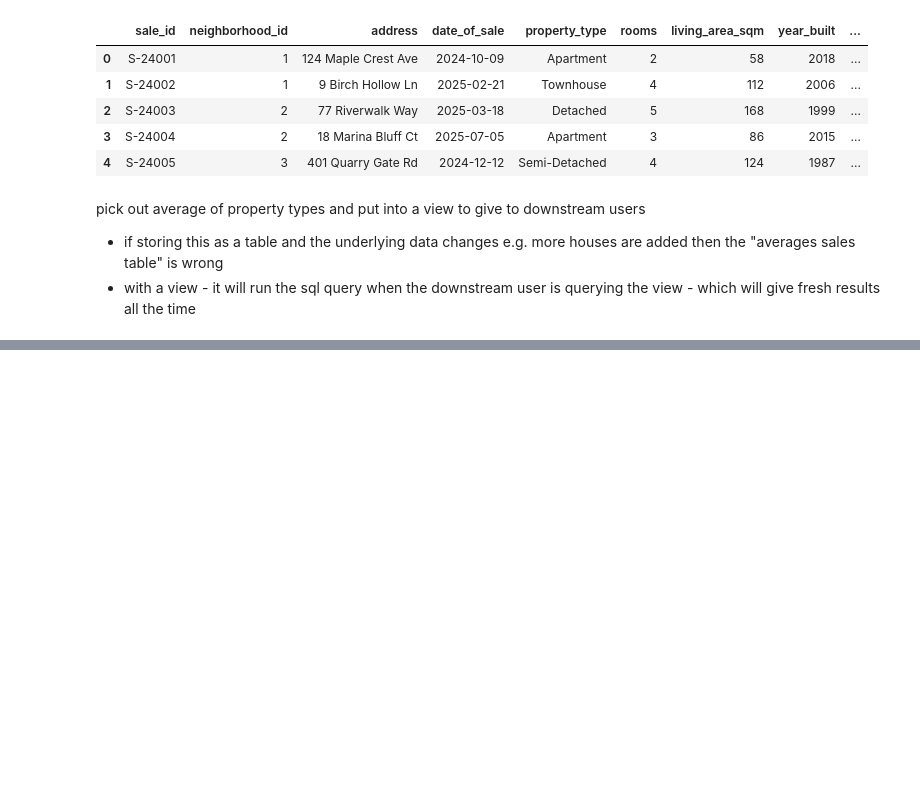
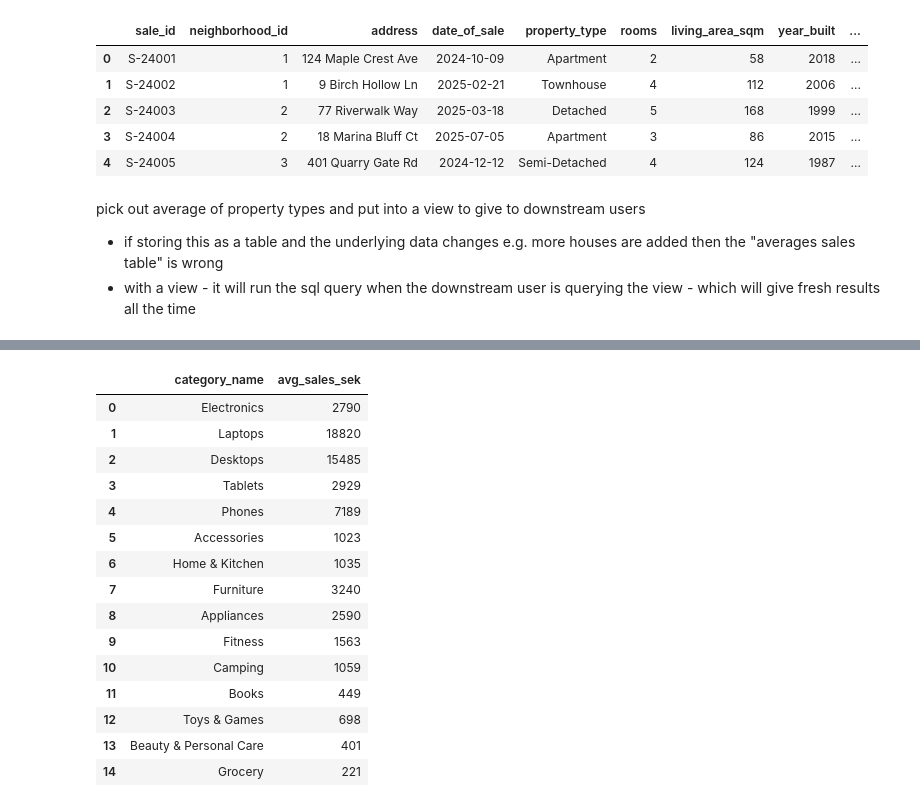
Before and after one commit to FellanNokes/SQL_course_Felix_Kjellberg_DE25, a Jupyter notebook: code_along/week6_extra/lecture_13_15.ipynb, the cells around one changed output, grey strips where cells are left out. Drawn from its saved outputs; the diff is of its cells as text; code cells hidden in the pictures; blank space fills up the shorter version.

```diff
--- a/code_along/week6_extra/lecture_13_15.ipynb
+++ b/code_along/week6_extra/lecture_13_15.ipynb
@@ -169,0 +192,33 @@ GROUP BY property_type;
+# %%
+query_database("""--sql
+WITH avg_sales AS(
+    SELECT
+        category_id,
+        AVG(quantity*unit_price_sek)::INT AS avg_sales_sek
+    FROM staging.sales
+    GROUP BY category_id
+)
+SELECT
+    c.category_name,
+    avg_sales_sek
+FROM avg_sales a
+JOIN staging.categories c ON c.category_id = a.category_id
+ORDER BY avg_sales_sek DESC;
+""")
+# %% [output]
+|  | category_name | avg_sales_sek |
+| 0 | Electronics | 2790 |
+| 1 | Laptops | 18820 |
+| 2 | Desktops | 15485 |
+| 3 | Tablets | 2929 |
+| 4 | Phones | 7189 |
+| 5 | Accessories | 1023 |
+| 6 | Home & Kitchen | 1035 |
+| 7 | Furniture | 3240 |
+| 8 | Appliances | 2590 |
+| 9 | Fitness | 1563 |
+| 10 | Camping | 1059 |
+| 11 | Books | 449 |
+| 12 | Toys & Games | 698 |
+| 13 | Beauty & Personal Care | 401 |
+| 14 | Grocery | 221 |
```
Also changed, not shown: parts of 5 cells of this notebook.
